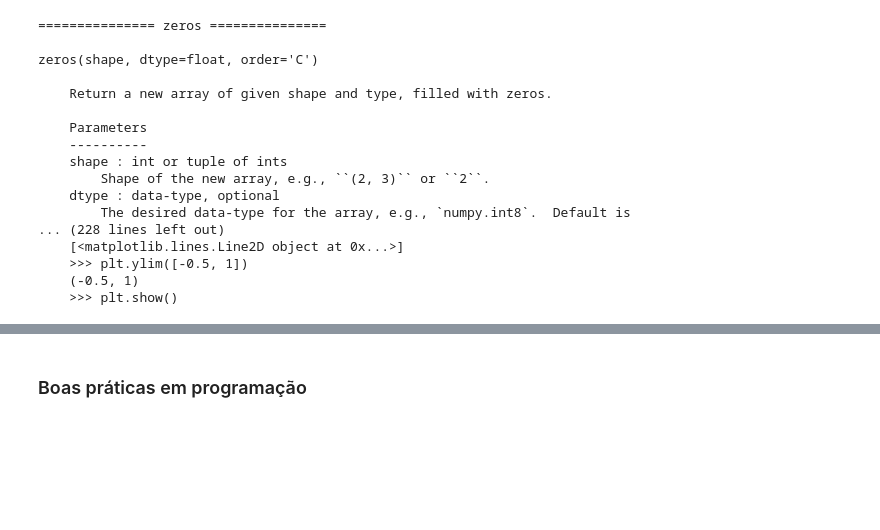
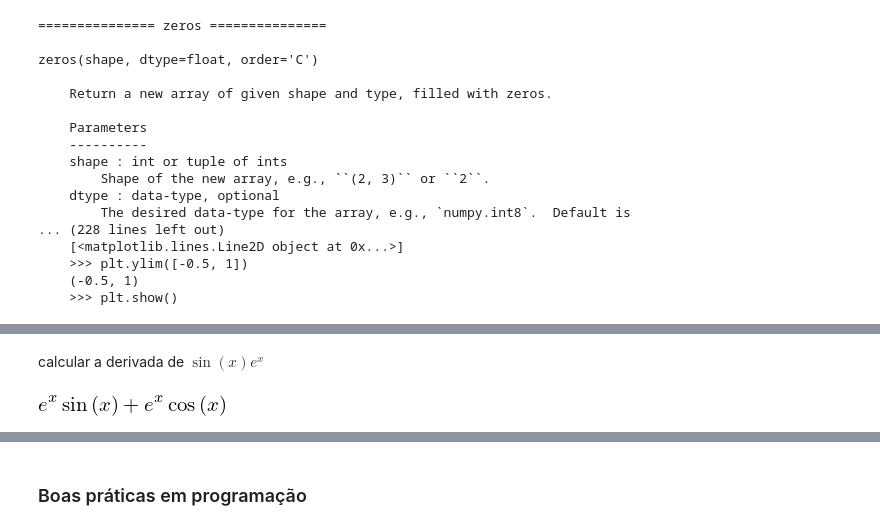
Before and after one commit to fschuch/JAEP-2019.py, a Jupyter notebook: Oficina.ipynb, the cells around one changed output, grey strips where cells are left out. Drawn from its saved outputs; the diff is of its cells as text; code cells hidden in the pictures; blank space fills up the shorter version.

```diff
--- a/Oficina.ipynb
+++ b/Oficina.ipynb
@@ -228,0 +319,6 @@ zeros(shape, dtype=float, order='C')
+# %% [markdown]
+calcular a derivada de $\sin(x)e^x$
+# %%
+sm.diff(sm.sin(x)*sm.exp(x), x)
+# %% [output]
+[figure, added]
```
Also changed, not shown: parts of 106 cells of this notebook, 2 other files.
